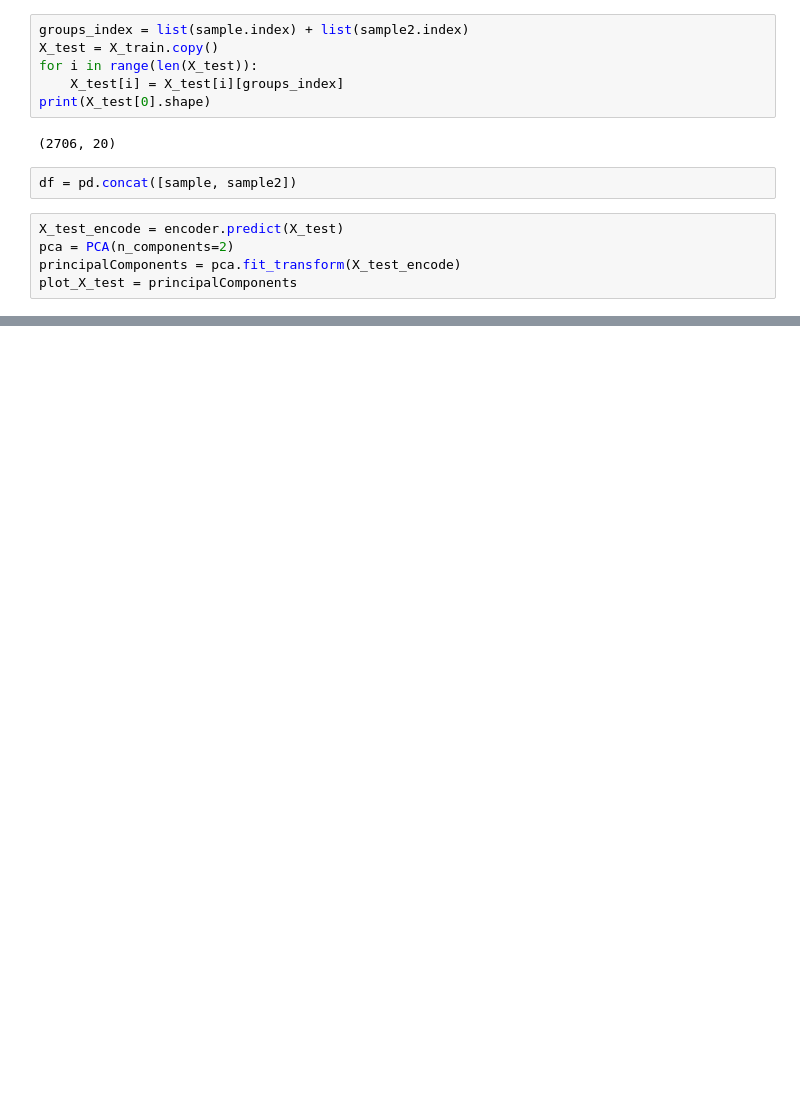
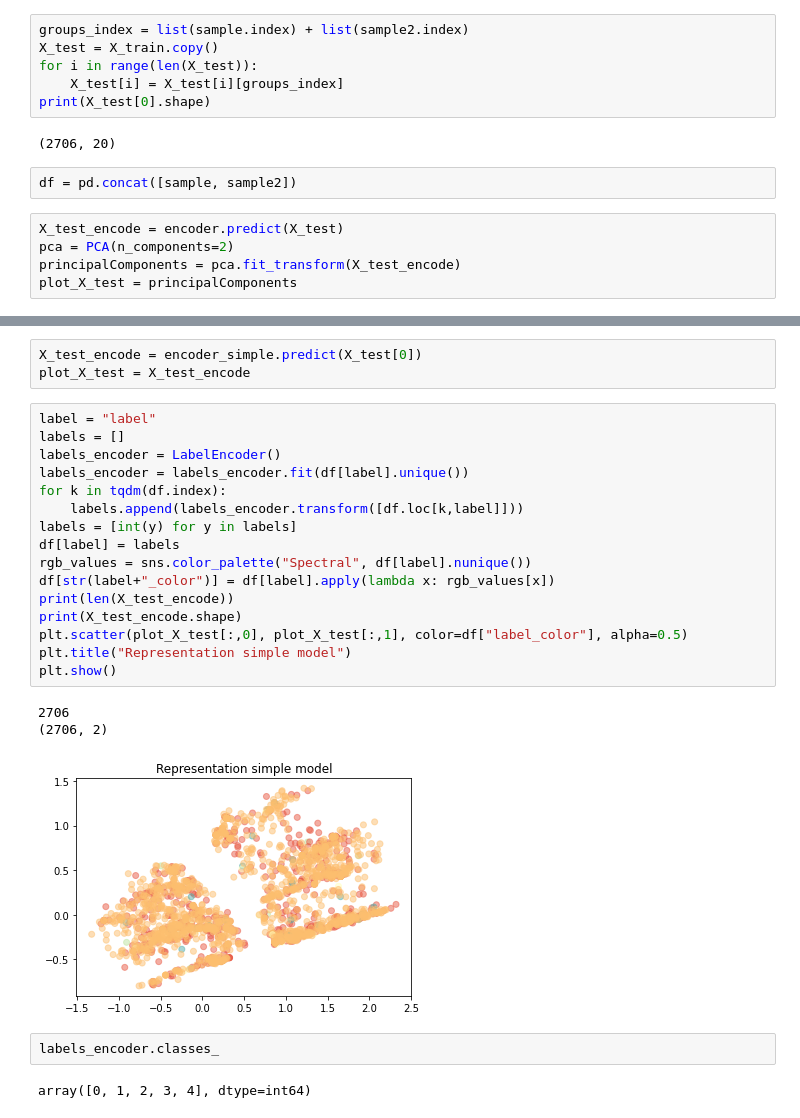
Before and after one commit to yanismiraoui/M4R-Project-Notebooks, a Jupyter notebook: comparison_tcrdist.ipynb, the cells around one changed output, grey strips where cells are left out. Drawn from its saved outputs; the diff is of its cells as text; blank space fills up the shorter version.

```diff
--- a/comparison_tcrdist.ipynb
+++ b/comparison_tcrdist.ipynb
@@ -156,0 +205,27 @@ plt.show()
+# %%
+X_test_encode = encoder_simple.predict(X_test[0])
+plot_X_test = X_test_encode
+# %%
+label = "label"
+labels = []
+labels_encoder = LabelEncoder()
+labels_encoder = labels_encoder.fit(df[label].unique())
+for k in tqdm(df.index):
+    labels.append(labels_encoder.transform([df.loc[k,label]]))
+labels = [int(y) for y in labels]
+df[label] = labels
+rgb_values = sns.color_palette("Spectral", df[label].nunique())
+df[str(label+"_color")] = df[label].apply(lambda x: rgb_values[x])
+print(len(X_test_encode))
+print(X_test_encode.shape)
+plt.scatter(plot_X_test[:,0], plot_X_test[:,1], color=df["label_color"], alpha=0.5)
+plt.title("Representation simple model")
+plt.show()
+# %% [output]
+2706
+(2706, 2)
+[figure, added]
+# %%
+labels_encoder.classes_
+# %% [output]
+array([0, 1, 2, 3, 4], dtype=int64)
```
Also changed, not shown: parts of 8 cells of this notebook, 5 other files.
